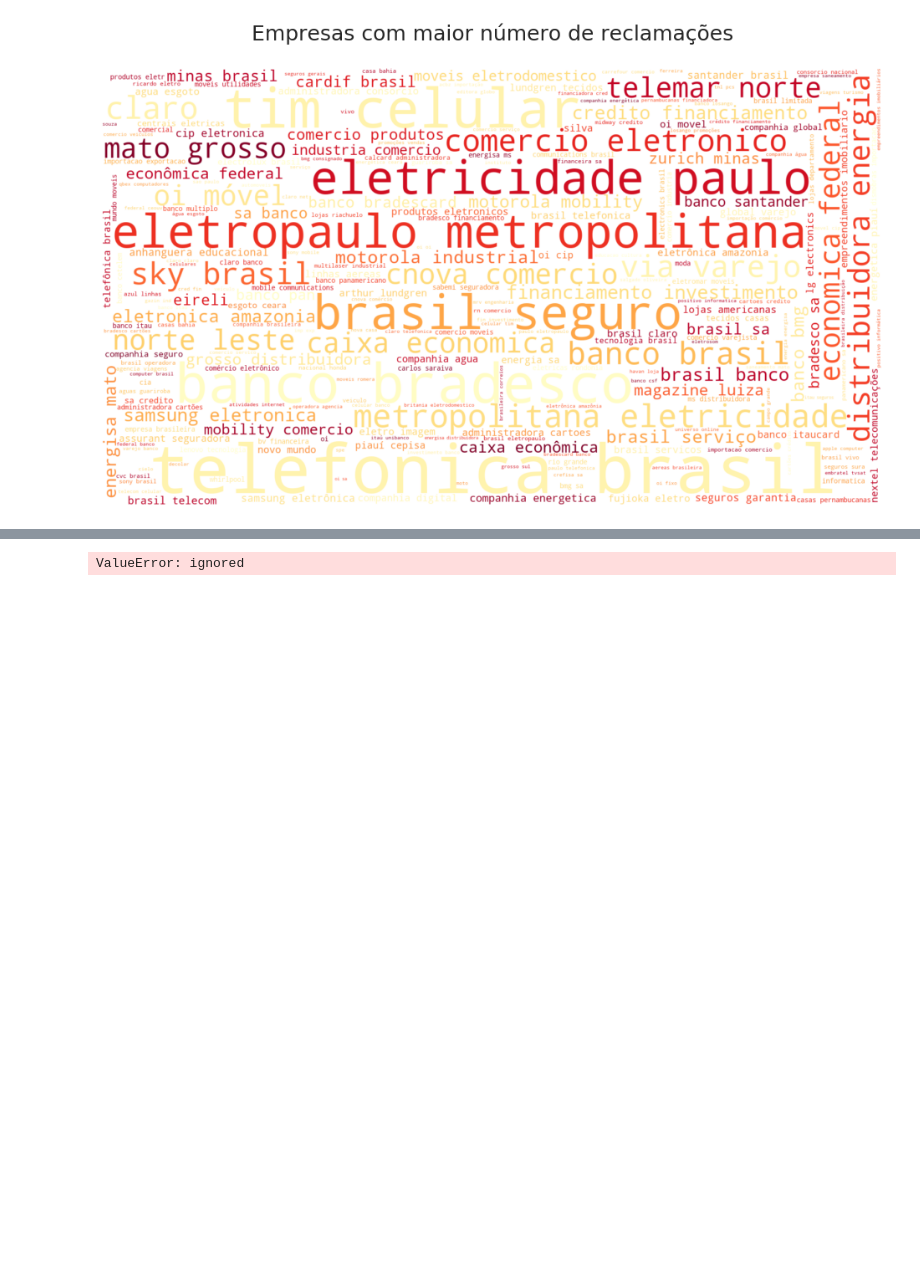
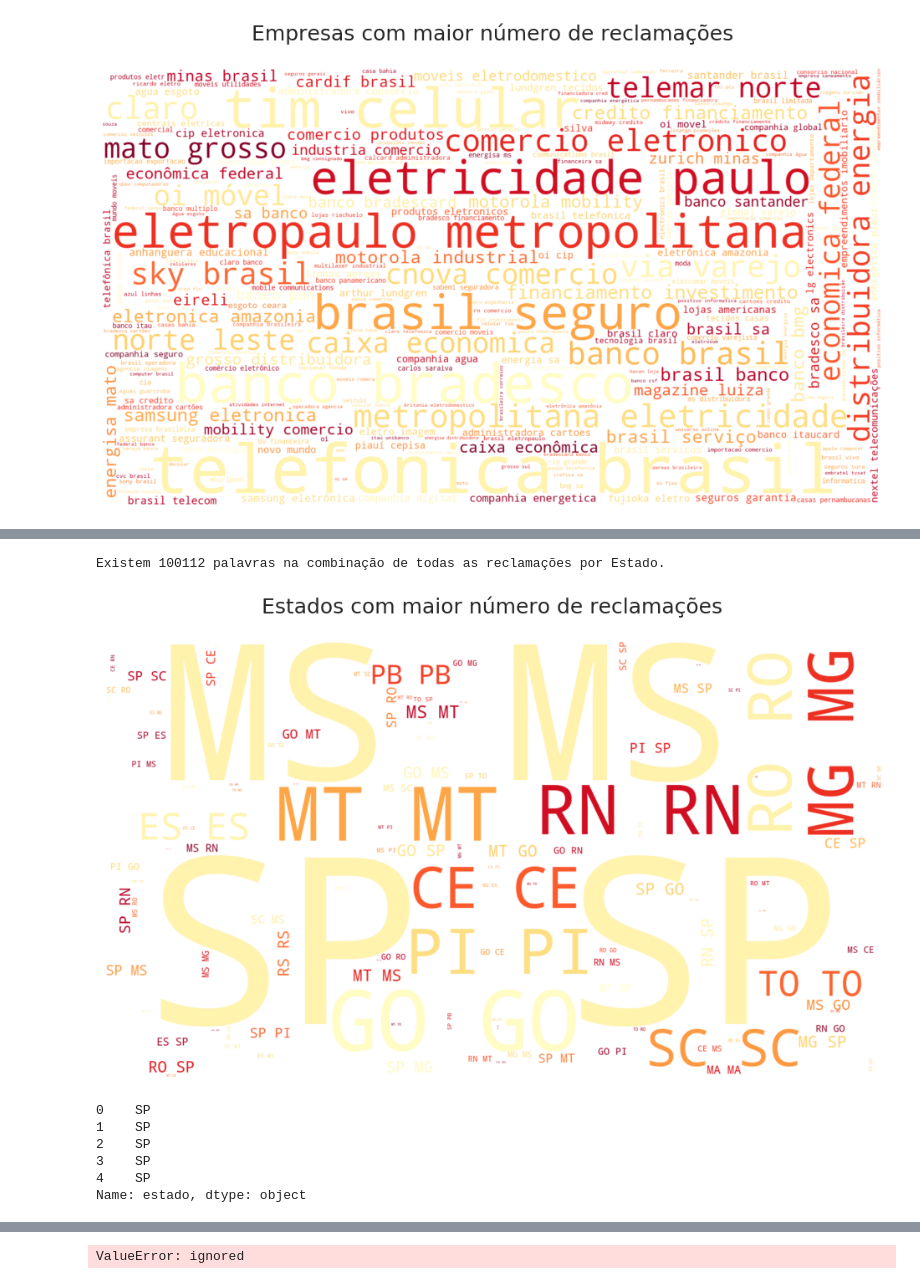
Before and after one commit to barrosm/text_mining, a Jupyter notebook: trabalho_final_Monica_Barros.ipynb, the cells around one changed output, grey strips where cells are left out. Cells and saved outputs as stored; diff of their text form; code cells hidden in the pictures; blank space fills up the shorter version.

```diff
--- a/trabalho_final_Monica_Barros.ipynb
+++ b/trabalho_final_Monica_Barros.ipynb
@@ -319,0 +349,27 @@ plt.show()
+# %%
+# Cria bloco de texto a partir da informação dos Estados
+
+text = " ".join(linha for linha in df3.estado)
+print ("Existem {} palavras na combinação de todas as reclamações por Estado.".format(len(text)))
+
+wordcloud = WordCloud(stopwords=CLEANING_LST, background_color="white",
+                      colormap = 'YlOrRd', max_words = 250, width=1600,
+                      height=900, random_state=42).generate(text)
+
+plt.figure(figsize = (16,9))
+plt.imshow(wordcloud, interpolation='bilinear')
+plt.title('Estados com maior número de reclamações\n', fontsize = 25)
+plt.axis("off")
+plt.show()
+# %% [output]
+Existem 100112 palavras na combinação de todas as reclamações por Estado.
+[figure, added]
+# %%
+df3.estado.head()
+# %% [output]
+0    SP
+1    SP
+2    SP
+3    SP
+4    SP
+Name: estado, dtype: object
```
Also changed, not shown: parts of 11 cells of this notebook.
